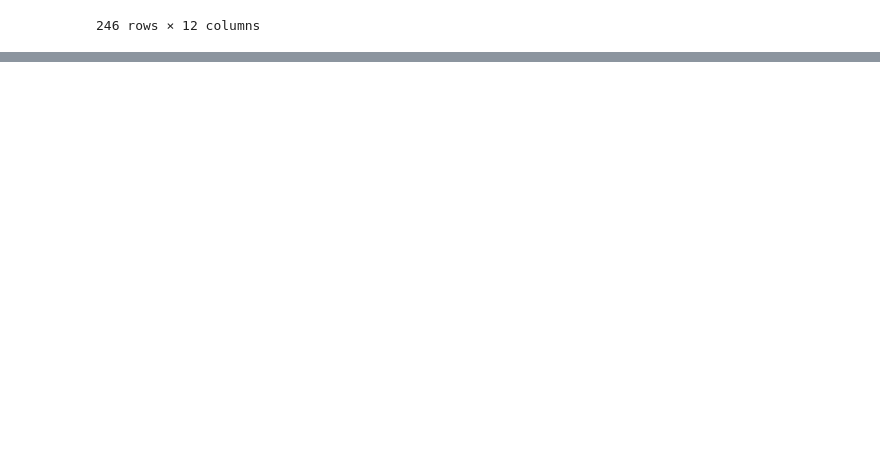
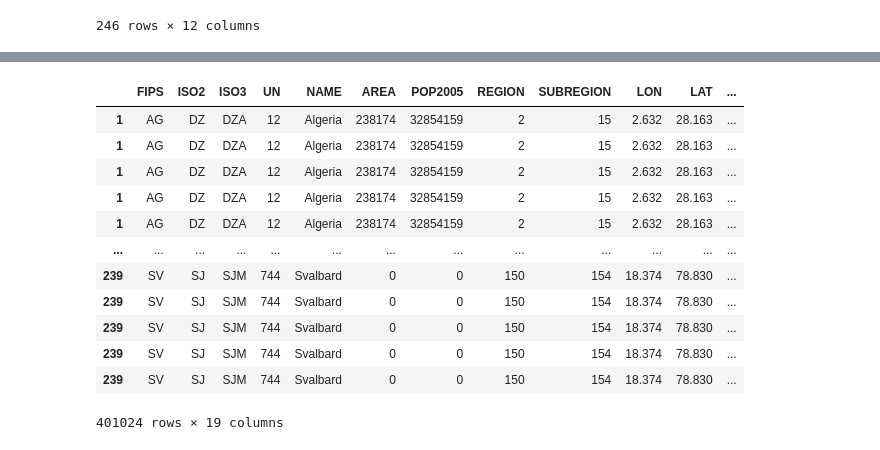
Before and after one commit to rubenkerkhofs/modern-data-analytics, a Jupyter notebook: Geo-Pandas FINALLY.ipynb, the cells around one changed output, grey strips where cells are left out. Saved outputs shown, nothing was run; the diff lists cells and outputs as text; code cells hidden in the pictures; blank space fills up the shorter version.

```diff
--- a/Geo-Pandas FINALLY.ipynb
+++ b/Geo-Pandas FINALLY.ipynb
@@ -84,2 +78,18 @@ gdf2
 # %%
 final_gdf = gpd.sjoin(gdf, gdf2, how="inner")
+# %%
+final_gdf
+# %% [output]
+|  | FIPS | ISO2 | ISO3 | UN | NAME | AREA | POP2005 | REGION | SUBREGION | LON | LAT | ... |
+| 1 | AG | DZ | DZA | 12 | Algeria | 238174 | 32854159 | 2 | 15 | 2.632 | 28.163 | ... |
+| 1 | AG | DZ | DZA | 12 | Algeria | 238174 | 32854159 | 2 | 15 | 2.632 | 28.163 | ... |
+| 1 | AG | DZ | DZA | 12 | Algeria | 238174 | 32854159 | 2 | 15 | 2.632 | 28.163 | ... |
+| 1 | AG | DZ | DZA | 12 | Algeria | 238174 | 32854159 | 2 | 15 | 2.632 | 28.163 | ... |
+| 1 | AG | DZ | DZA | 12 | Algeria | 238174 | 32854159 | 2 | 15 | 2.632 | 28.163 | ... |
+| ... | ... | ... | ... | ... | ... | ... | ... | ... | ... | ... | ... | ... |
+| 239 | SV | SJ | SJM | 744 | Svalbard | 0 | 0 | 150 | 154 | 18.374 | 78.830 | ... |
+| 239 | SV | SJ | SJM | 744 | Svalbard | 0 | 0 | 150 | 154 | 18.374 | 78.830 | ... |
+| 239 | SV | SJ | SJM | 744 | Svalbard | 0 | 0 | 150 | 154 | 18.374 | 78.830 | ... |
+| 239 | SV | SJ | SJM | 744 | Svalbard | 0 | 0 | 150 | 154 | 18.374 | 78.830 | ... |
+| 239 | SV | SJ | SJM | 744 | Svalbard | 0 | 0 | 150 | 154 | 18.374 | 78.830 | ... |
+401024 rows × 19 columns
```
Also changed, not shown: parts of 8 cells of this notebook, 9 other files.
